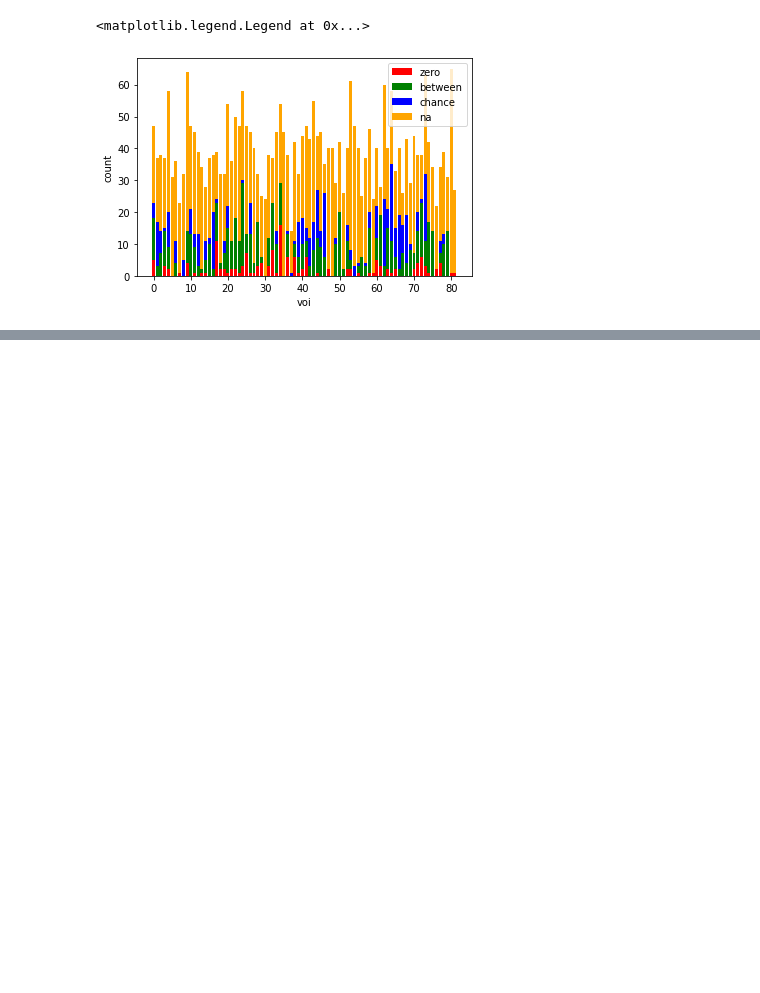
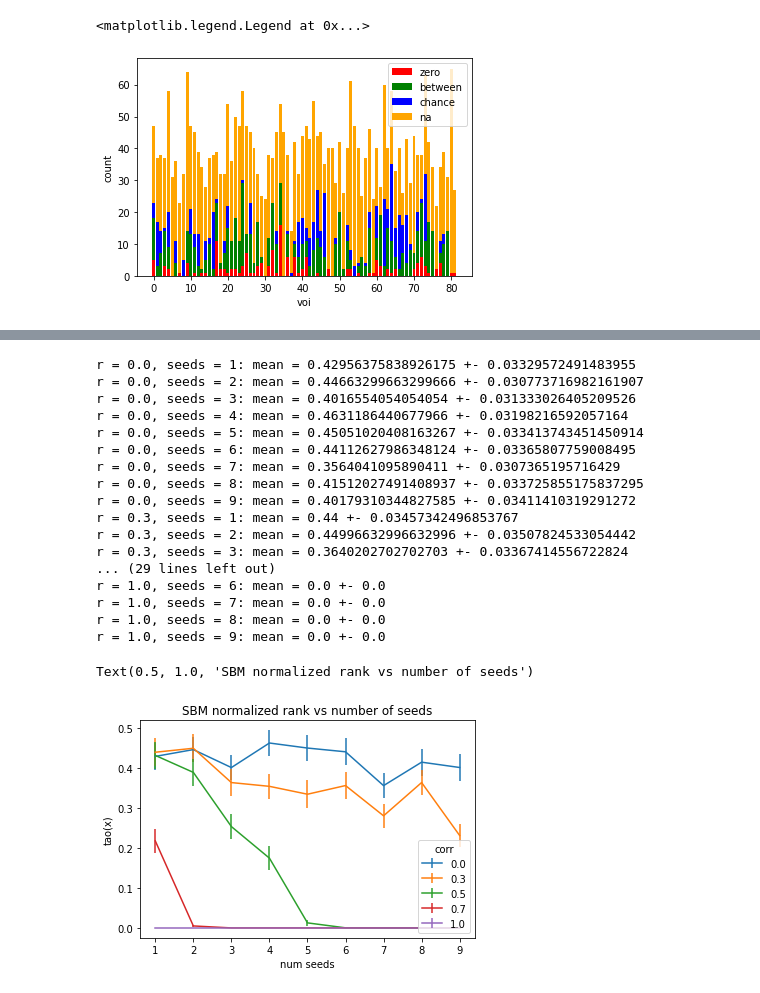
Before and after one commit to dtborders/archives, a Jupyter notebook: VNviaSGM_Proof.ipynb, the cells around one changed output, grey strips where cells are left out. Drawn from its saved outputs; the diff is of its cells as text; code cells hidden in the pictures; blank space fills up the shorter version.

```diff
--- a/VNviaSGM_Proof.ipynb
+++ b/VNviaSGM_Proof.ipynb
@@ -228,0 +293,38 @@ array([[0., 0., 0., 0., 0.],
+# %%
+plt.figure()
+for ii, r in enumerate(rs):
+    toplot_seeds = list(range(1,10))
+    toplot_mean = []
+    toplot_stdev = []
+    for jj, nseeds in enumerate(range(1, 10)):
+        toplot_stdev.append(statistics.stdev(tao_r[ii][jj])/math.sqrt(100)) #divide by sqrt monte carlo
+        toplot_mean.append(statistics.mean(tao_r[ii][jj]))
+        print("r = {}, seeds = {}: mean = {} +- {}".format(
+            r, nseeds, toplot_mean[-1], toplot_stdev[-1]
+        ))
+
+    plt.errorbar(toplot_seeds, toplot_mean, yerr=toplot_stdev)
+plt.legend(rs, title='corr', loc='lower right')
+plt.ylabel("tao(x)")
+plt.xlabel("num seeds")
+plt.title("SBM normalized rank vs number of seeds")
+# %% [output]
+r = 0.0, seeds = 1: mean = 0.42956375838926175 +- 0.03329572491483955
+r = 0.0, seeds = 2: mean = 0.44663299663299666 +- 0.030773716982161907
+r = 0.0, seeds = 3: mean = 0.4016554054054054 +- 0.031333026405209526
+r = 0.0, seeds = 4: mean = 0.4631186440677966 +- 0.03198216592057164
+r = 0.0, seeds = 5: mean = 0.45051020408163267 +- 0.033413743451450914
+r = 0.0, seeds = 6: mean = 0.44112627986348124 +- 0.03365807759008495
+r = 0.0, seeds = 7: mean = 0.3564041095890411 +- 0.0307365195716429
+r = 0.0, seeds = 8: mean = 0.41512027491408937 +- 0.033725855175837295
+r = 0.0, seeds = 9: mean = 0.40179310344827585 +- 0.03411410319291272
+r = 0.3, seeds = 1: mean = 0.44 +- 0.03457342496853767
+r = 0.3, seeds = 2: mean = 0.44996632996632996 +- 0.03507824533054442
+r = 0.3, seeds = 3: mean = 0.3640202702702703 +- 0.03367414556722824
+... (29 lines left out)
+r = 1.0, seeds = 6: mean = 0.0 +- 0.0
+r = 1.0, seeds = 7: mean = 0.0 +- 0.0
+r = 1.0, seeds = 8: mean = 0.0 +- 0.0
+r = 1.0, seeds = 9: mean = 0.0 +- 0.0
+Text(0.5, 1.0, 'SBM normalized rank vs number of seeds')
+[figure, added]
```
Also changed, not shown: parts of 8 cells of this notebook.
